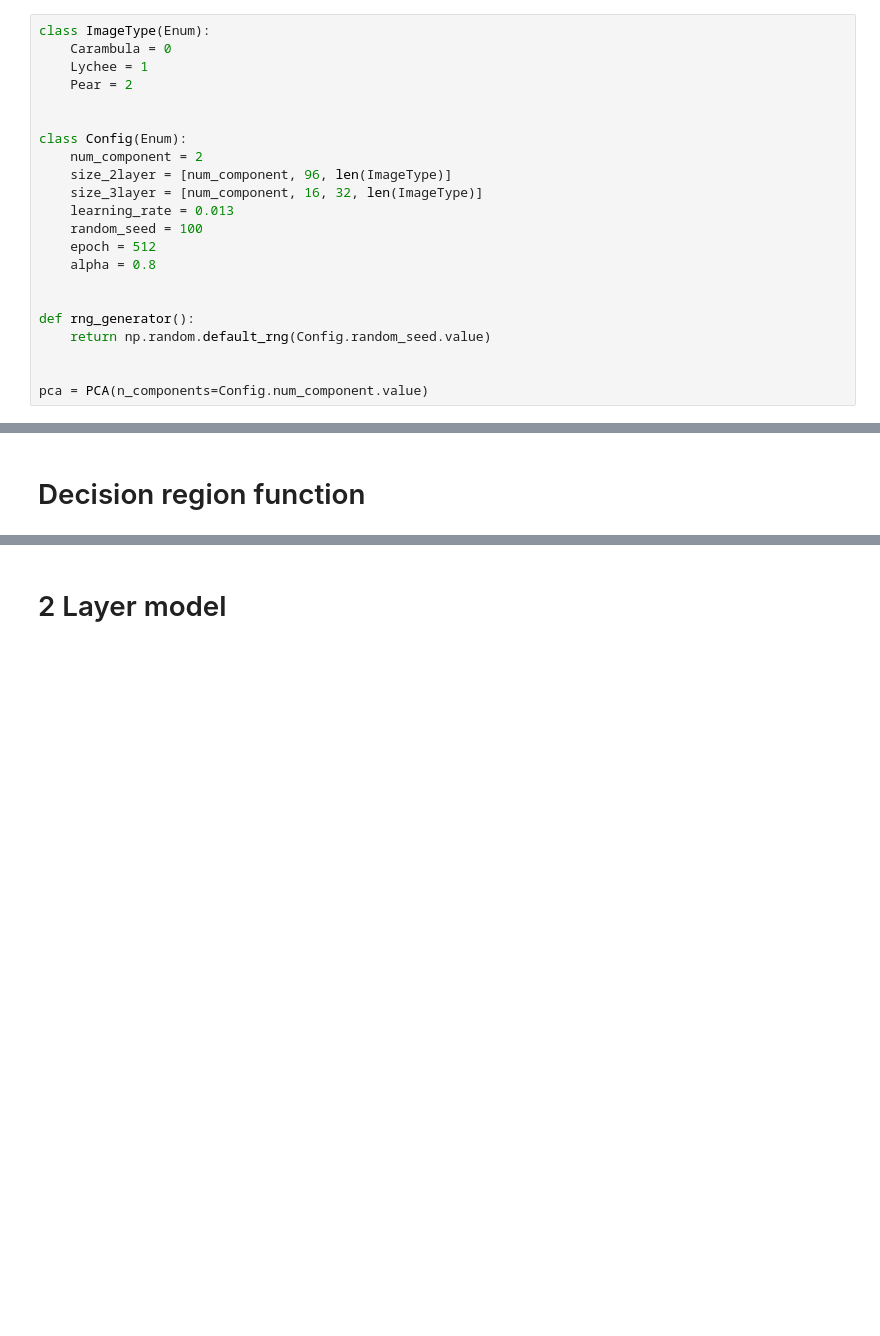
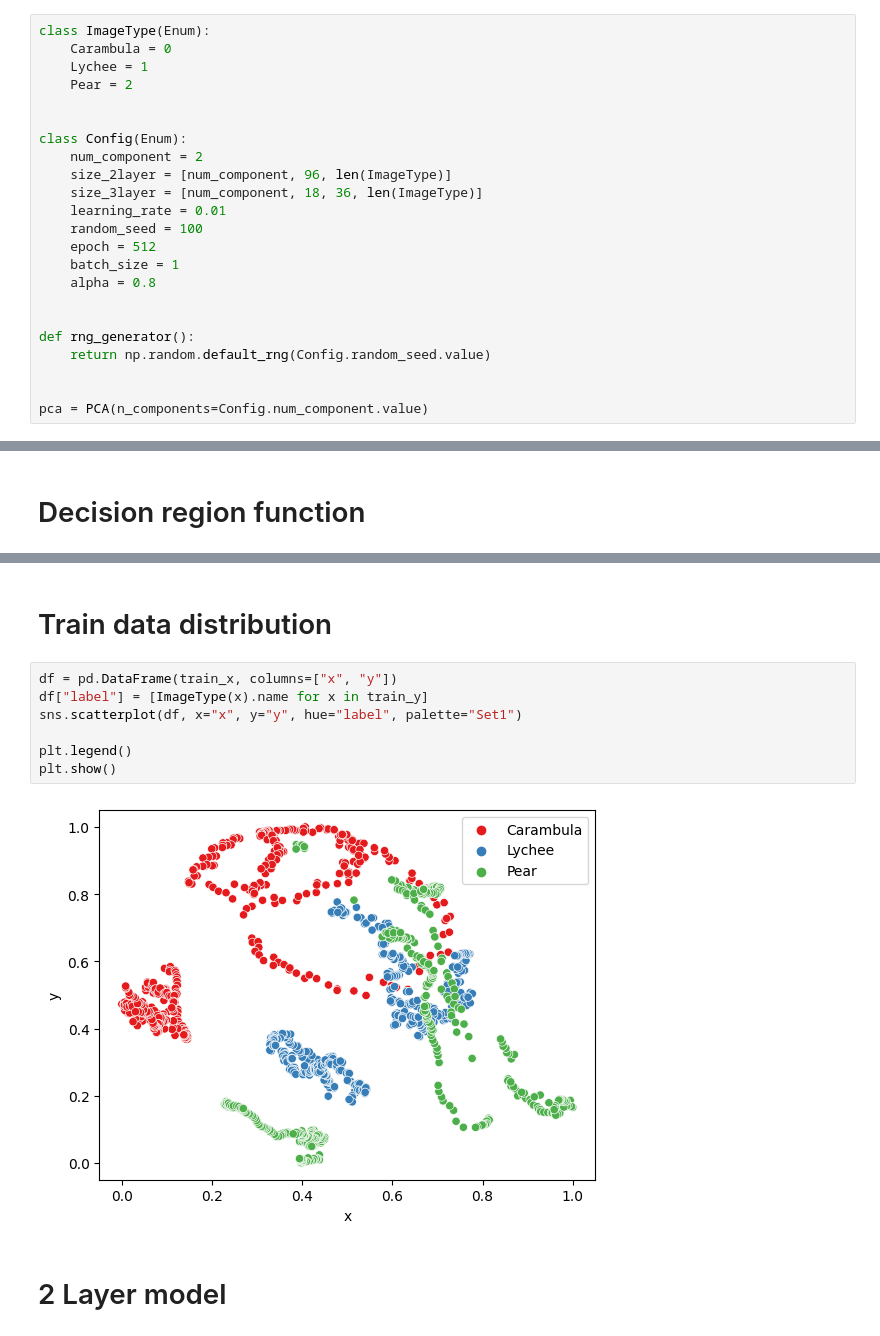
Before and after one commit to huang0520/1112_MachineLearning, a Jupyter notebook: HW2/HW2.ipynb, the cells around one changed output, grey strips where cells are left out. Saved outputs shown, nothing was run; the diff lists cells and outputs as text; blank space fills up the shorter version.

Commit message:
batch, data normalize

```diff
--- a/HW2/HW2.ipynb
+++ b/HW2/HW2.ipynb
@@ -21,10 +21,11 @@ class ImageType(Enum):
 class Config(Enum):
     num_component = 2
     size_2layer = [num_component, 96, len(ImageType)]
-    size_3layer = [num_component, 16, 32, len(ImageType)]
-    learning_rate = 0.013
+    size_3layer = [num_component, 18, 36, len(ImageType)]
+    learning_rate = 0.01
     random_seed = 100
     epoch = 512
+    batch_size = 1
     alpha = 0.8
 
 
@@ -281,6 +327,17 @@ class plot_decision_region:
         plt.ylabel("PC 2")
         plt.legend()
         plt.show()
+# %% [markdown]
+# Train data distribution
+# %%
+df = pd.DataFrame(train_x, columns=["x", "y"])
+df["label"] = [ImageType(x).name for x in train_y]
+sns.scatterplot(df, x="x", y="y", hue="label", palette="Set1")
+
+plt.legend()
+plt.show()
+# %% [output]
+[figure, added]
 # %% [markdown]
 # 2 Layer model
 # %% [markdown]
```
Also changed, not shown: parts of 11 cells of this notebook.
